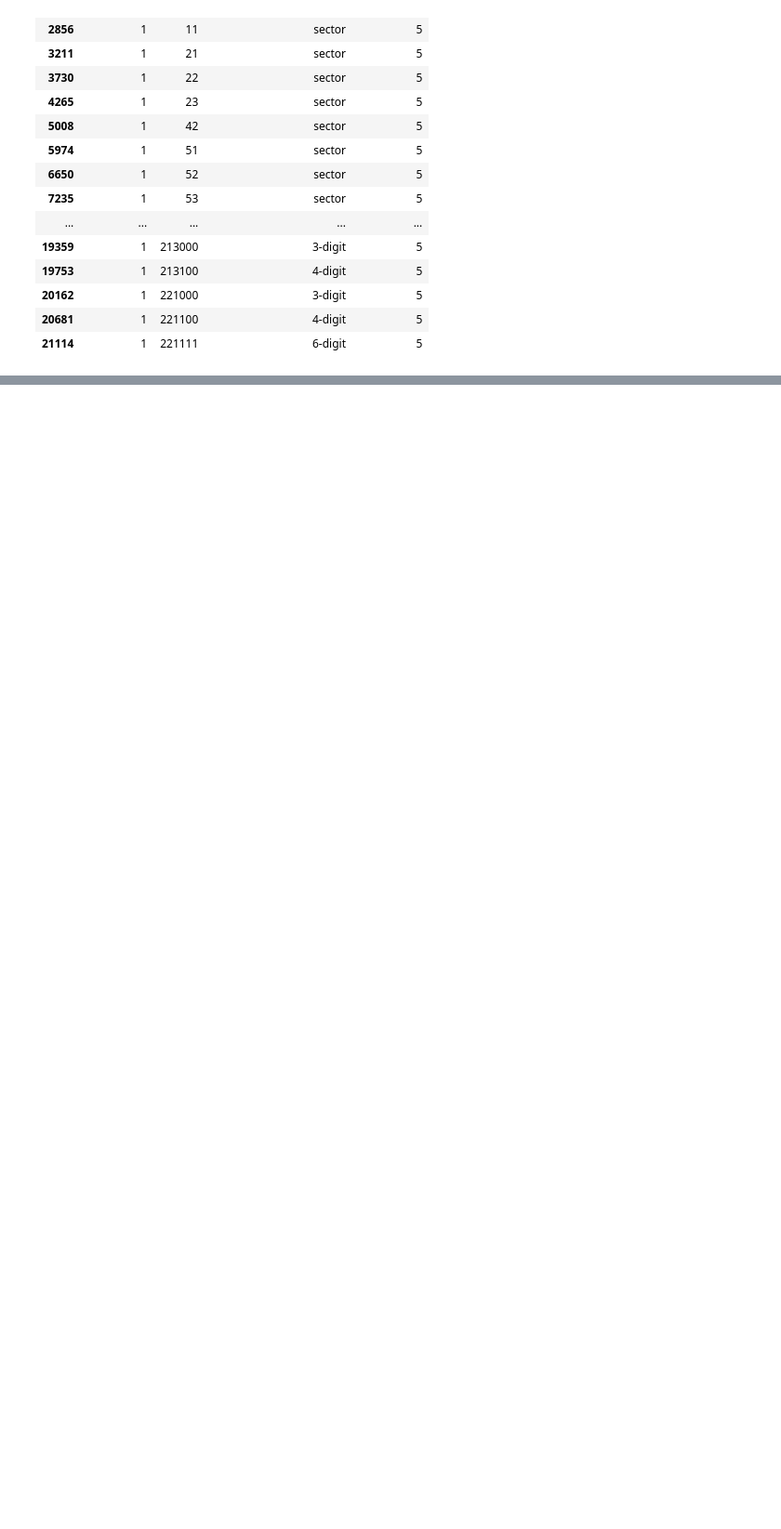
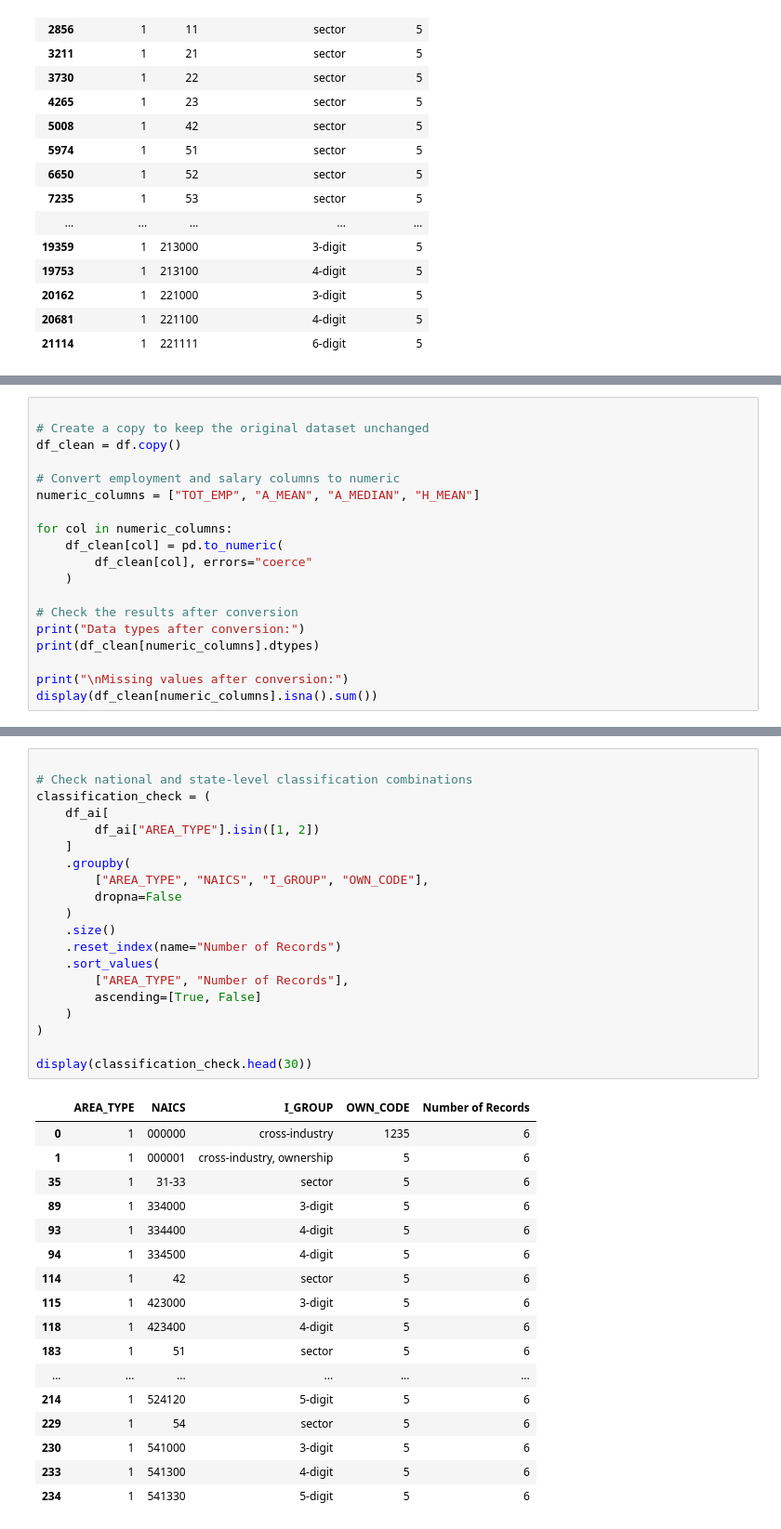
Before and after one commit to Arcanjo-jefferson/USA-AI-Employment-Analysis, a Jupyter notebook: analysis/employment_analysis.ipynb, the cells around one changed output, grey strips where cells are left out. Shown at 93% size. Drawn from its saved outputs; the diff is of its cells as text; blank space fills up the shorter version.

Commit message:
Clean and validate AI employment datasets

```diff
--- a/analysis/employment_analysis.ipynb
+++ b/analysis/employment_analysis.ipynb
@@ -238,0 +358,19 @@ display(
+# %%
+
+# Create a copy to keep the original dataset unchanged
+df_clean = df.copy()
+
+# Convert employment and salary columns to numeric
+numeric_columns = ["TOT_EMP", "A_MEAN", "A_MEDIAN", "H_MEAN"]
+
+for col in numeric_columns:
+    df_clean[col] = pd.to_numeric(
+        df_clean[col], errors="coerce"
+    )
+
+# Check the results after conversion
+print("Data types after conversion:")
+print(df_clean[numeric_columns].dtypes)
+
+print("\nMissing values after conversion:")
+display(df_clean[numeric_columns].isna().sum())
@@ -238,0 +499,38 @@ display(
+# %%
+
+# Check national and state-level classification combinations
+classification_check = (
+    df_ai[
+        df_ai["AREA_TYPE"].isin([1, 2])
+    ]
+    .groupby(
+        ["AREA_TYPE", "NAICS", "I_GROUP", "OWN_CODE"],
+        dropna=False
+    )
+    .size()
+    .reset_index(name="Number of Records")
+    .sort_values(
+        ["AREA_TYPE", "Number of Records"],
+        ascending=[True, False]
+    )
+)
+
+display(classification_check.head(30))
+# %% [output]
+|  | AREA_TYPE | NAICS | I_GROUP | OWN_CODE | Number of Records |
+| 0 | 1 | 000000 | cross-industry | 1235 | 6 |
+| 1 | 1 | 000001 | cross-industry, ownership | 5 | 6 |
+| 35 | 1 | 31-33 | sector | 5 | 6 |
+| 89 | 1 | 334000 | 3-digit | 5 | 6 |
+| 93 | 1 | 334400 | 4-digit | 5 | 6 |
+| 94 | 1 | 334500 | 4-digit | 5 | 6 |
+| 114 | 1 | 42 | sector | 5 | 6 |
+| 115 | 1 | 423000 | 3-digit | 5 | 6 |
+| 118 | 1 | 423400 | 4-digit | 5 | 6 |
+| 183 | 1 | 51 | sector | 5 | 6 |
+| ... | ... | ... | ... | ... | ... |
+| 214 | 1 | 524120 | 5-digit | 5 | 6 |
+| 229 | 1 | 54 | sector | 5 | 6 |
+| 230 | 1 | 541000 | 3-digit | 5 | 6 |
+| 233 | 1 | 541300 | 4-digit | 5 | 6 |
+| 234 | 1 | 541330 | 5-digit | 5 | 6 |
```
Also changed, not shown: parts of 27 cells of this notebook.
